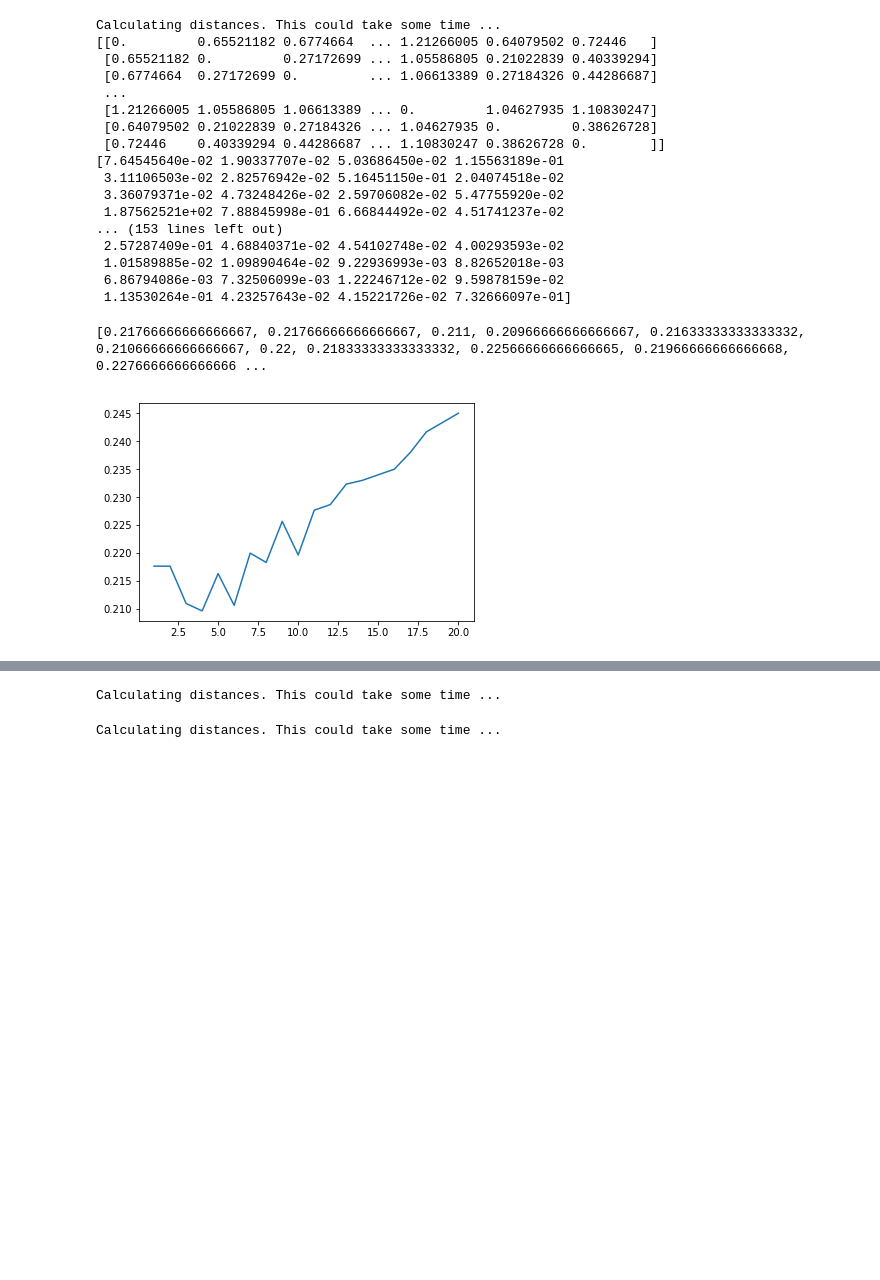
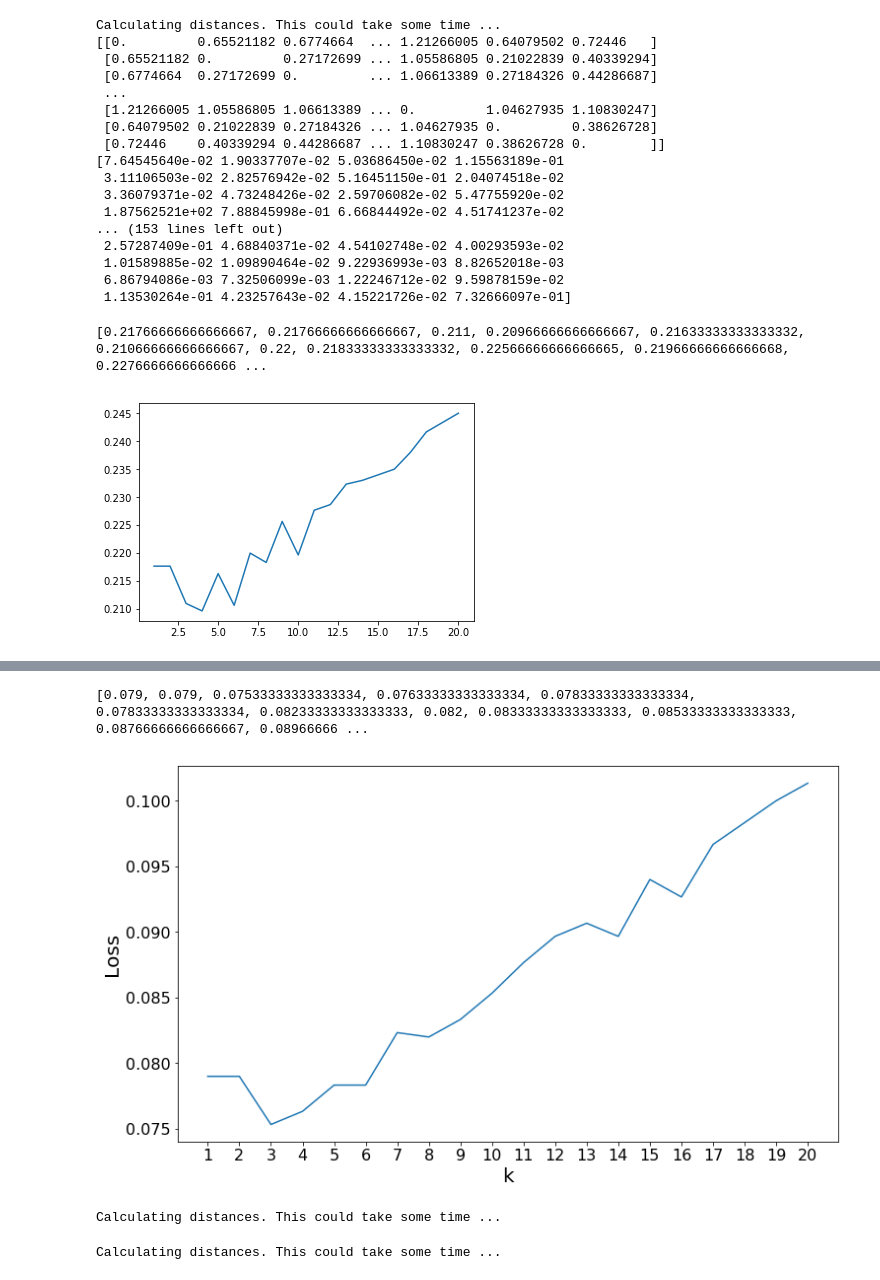
Before and after one commit to lapalap/2DI70, a Jupyter notebook: kNN/kNN_Ilya_3.ipynb, the cells around one changed output, grey strips where cells are left out. Saved outputs shown, nothing was run; the diff lists cells and outputs as text; code cells hidden in the pictures; blank space fills up the shorter version.

```diff
--- a/kNN/kNN_Ilya_3.ipynb
+++ b/kNN/kNN_Ilya_3.ipynb
@@ -44,7 +44,7 @@ def accuracy(Y_pred, Y_true):
 class kNN:
 
     def __init__(self, X_train, Y_train, p = 2):
-        self.X_train = X_train/255
+        self.X_train = X_train/255.
         self.Y_train = Y_train
         self.length = len(X_train)
         self.p = p
@@ -90,7 +90,7 @@ class kNN:
     def LOOCV_cosine(self, k):
         if not self.inner_distances_calculated:
             print("Calculating distances. This could take some time ...")
-            X_train_cur = X_train/100
+            X_train_cur = X_train
             self.inner_distances = cdist(X_train_cur, X_train_cur, metric = "cosine");
             self.inner_NN = np.zeros((self.length,self.length)).astype(int)
             for i in range(0,self.length):
@@ -118,14 +118,16 @@ class kNN:
     def LOOCV_zeroing(self, k):
         if not self.inner_distances_calculated:
             print("Calculating distances. This could take some time ...")
-            self.X_train[self.X_train < 0.2] = 0
+            self.X_train = np.around(self.X_train+0.3)
             self.inner_distances = pairwise_distances(self.X_train, self.X_train, n_jobs = -1, metric = "minkowski",
                                        p = self.p);
             print(self.inner_distances)
+            print(X_train)
             self.inner_NN = np.zeros((self.length,self.length)).astype(int)
             for i in range(0,self.length):
                 self.inner_NN[i] = self.inner_distances[i].argsort()
             self.inner_distances_calculated = True
+        return self.vote(self.inner_NN[:,1:k+1])
 
     def LOOCV_mahalanobis(self, k):
         if not self.inner_distances_calculated:
@@ -283,3 +305,14 @@ was found for ufunc equal
+# %%
+fig, ax = plt.subplots(figsize=(12,7))
+ax = sns.lineplot(x=[i for i in range(1,21)], y=LOOCV_mah_results)
+plt.xticks([i for i in range(1,21)], fontsize = 16)
+plt.yticks(fontsize = 16)
+plt.xlabel('k', fontsize = 20)
+plt.ylabel('Loss', fontsize =20)
+print(LOOCV_mah_results)
+# %% [output]
+[0.079, 0.079, 0.07533333333333334, 0.07633333333333334, 0.07833333333333334, 0.07833333333333334, 0.08233333333333333, 0.082, 0.08333333333333333, 0.08533333333333333, 0.08766666666666667, 0.08966666 ...
+[figure, added]
 # %%
 LOOCV_results_Mink = []
 X_train, Y_train = read_MNIST("data/MNIST_train_small.csv")
```
Also changed, not shown: parts of 1 cell of this notebook, 1 other file.
